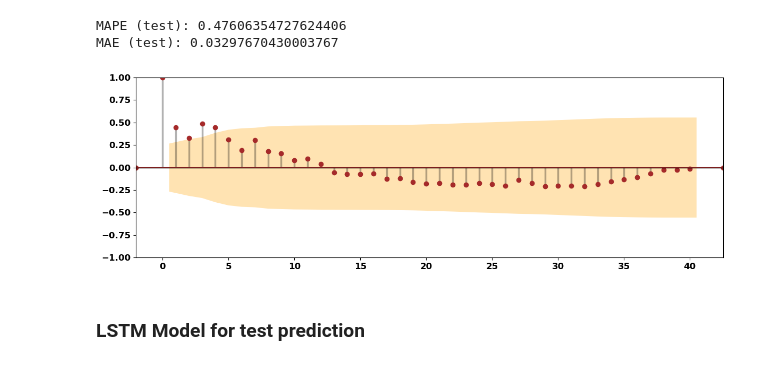
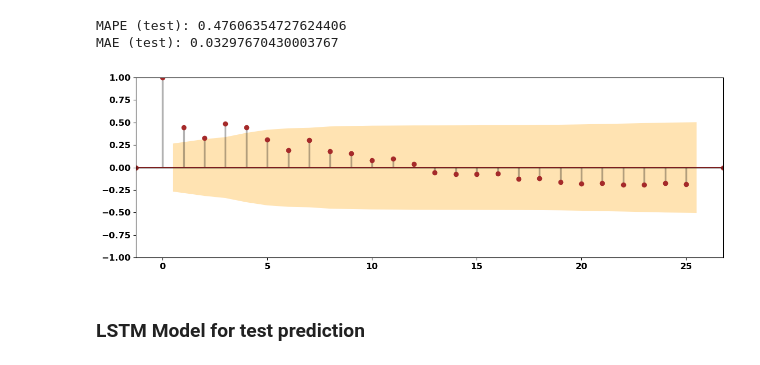
Before and after one commit to AbbinavSK/Crop-Price-Volatility-Analysis-in-India, a Jupyter notebook: Soybean-price-analysis(state-level).ipynb, the cells around one changed output. Drawn from its saved outputs; the diff is of its cells as text; code cells hidden in the pictures.

```diff
--- a/Soybean-price-analysis(state-level).ipynb
+++ b/Soybean-price-analysis(state-level).ipynb
@@ -509,26 +509,26 @@ MAE (test): 0.03297670430003767
 # %%
 # Plotting ACF of SARIMAX residuals for test data
 
 residuals = test["cond_vol"] - sarimax_forecast
 
 fig, ax = plt.subplots(figsize=(12, 4))
-plot_acf(residuals, lags=40, alpha=0.05, ax=ax, marker="o", title="", markersize=6, vlines_kwargs={"colors": "black", "linewidth": 2.5})
+plot_acf(residuals, lags=25, alpha=0.05, ax=ax, marker="o", title="", markersize=6, vlines_kwargs={"colors": "black", "linewidth": 2.5})
 
 for line in ax.get_lines():
     line.set_color("brown")
 
 for polygon in ax.collections:
     polygon.set_facecolor("orange")
     polygon.set_alpha(0.3)
 
 ax.axhline(0, color="black", linewidth=1)
 plt.xticks(rotation=0, fontsize=12, fontweight='bold')
 plt.yticks(rotation=0, fontsize=12, fontweight='bold')
 plt.tight_layout()
 plt.savefig("images/Soybean-sarimax-ACF.png", dpi=600, bbox_inches='tight')
 plt.show()
 # %% [output]
-[figure, old version]
+[figure, new version]
 # %% [markdown]
 ### LSTM Model for test prediction
 # %%
```
Also changed, not shown: parts of 4 cells of this notebook.
